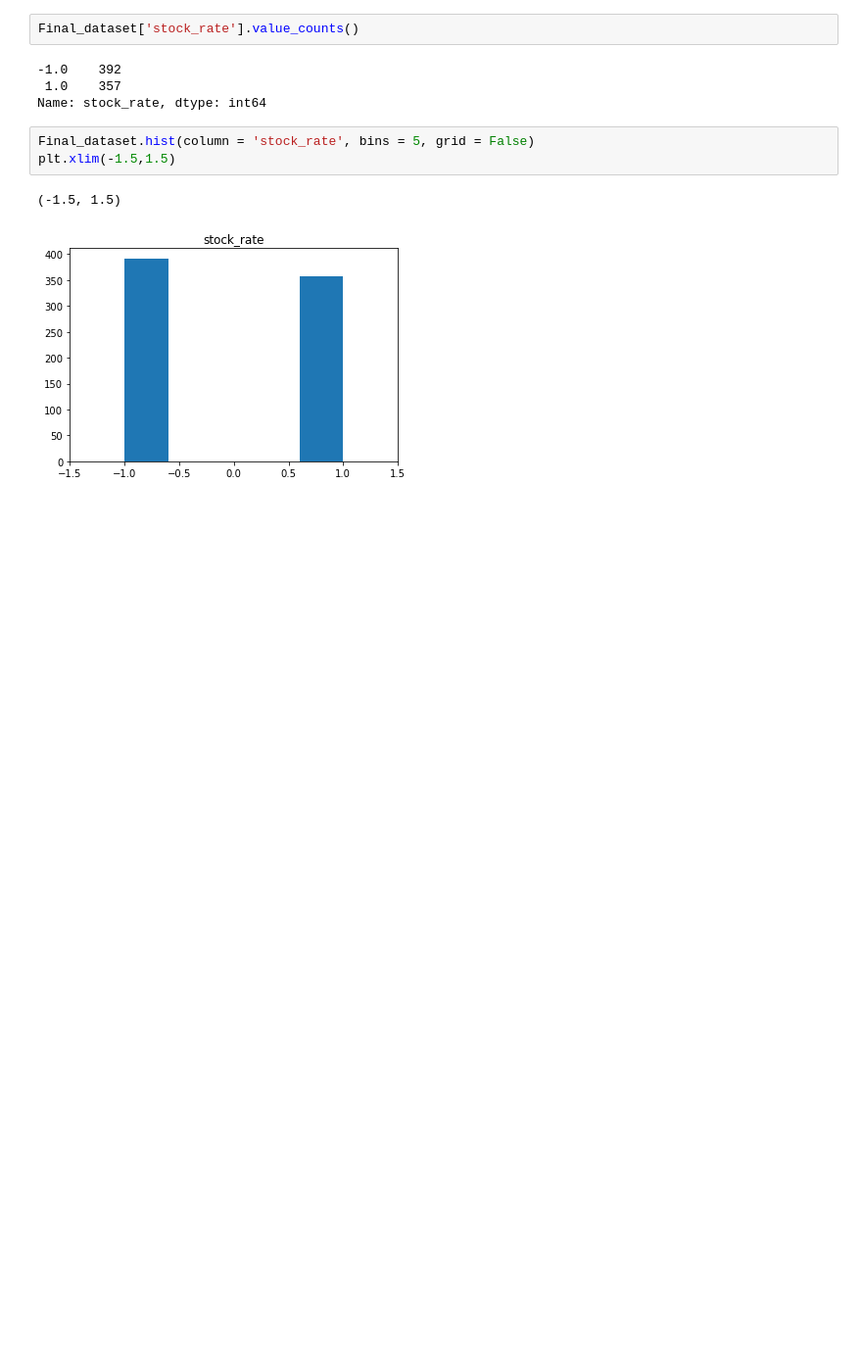
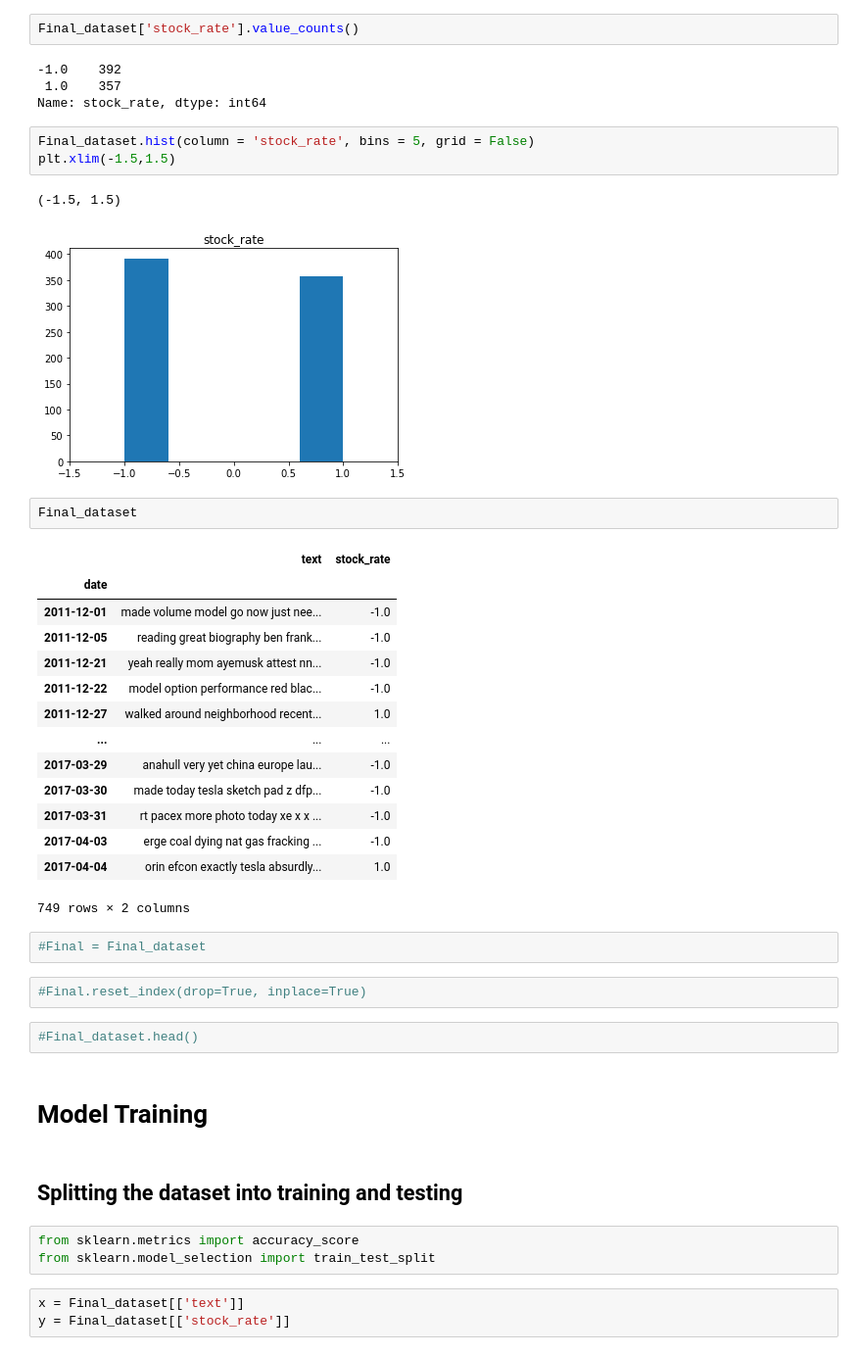
Before and after one commit to MalikHammadAhmed/Project, a Jupyter notebook: code.ipynb, the cells around one changed output. Shown: that part at 98% size. Drawn from its saved outputs; the diff is of its cells as text; blank space fills up the shorter version.

```diff
--- a/code.ipynb
+++ b/code.ipynb
@@ -828,3 +831,36 @@ plt.xlim(-1.5,1.5)
 # %% [output]
 (-1.5, 1.5)
 [figure]
+# %%
+Final_dataset
+# %% [output]
+|  | text | stock_rate |
+| date |  |  |
+| 2011-12-01 | made volume model go now just nee... | -1.0 |
+| 2011-12-05 | reading great biography ben frank... | -1.0 |
+| 2011-12-21 | yeah really mom ayemusk attest nn... | -1.0 |
+| 2011-12-22 | model option performance red blac... | -1.0 |
+| 2011-12-27 | walked around neighborhood recent... | 1.0 |
+| ... | ... | ... |
+| 2017-03-29 | anahull very yet china europe lau... | -1.0 |
+| 2017-03-30 | made today tesla sketch pad z dfp... | -1.0 |
+| 2017-03-31 | rt pacex more photo today xe x x ... | -1.0 |
+| 2017-04-03 | erge coal dying nat gas fracking ... | -1.0 |
+| 2017-04-04 | orin efcon exactly tesla absurdly... | 1.0 |
+749 rows × 2 columns
+# %%
+#Final = Final_dataset
+# %%
+#Final.reset_index(drop=True, inplace=True)
+# %%
+#Final_dataset.head()
+# %% [markdown]
+# Model Training
+# %% [markdown]
+## Splitting the dataset into training and testing
+# %%
+from sklearn.metrics import accuracy_score
+from sklearn.model_selection import train_test_split
+# %%
+x = Final_dataset[['text']]
+y = Final_dataset[['stock_rate']]
```
Also changed, not shown: parts of 13 cells of this notebook.
